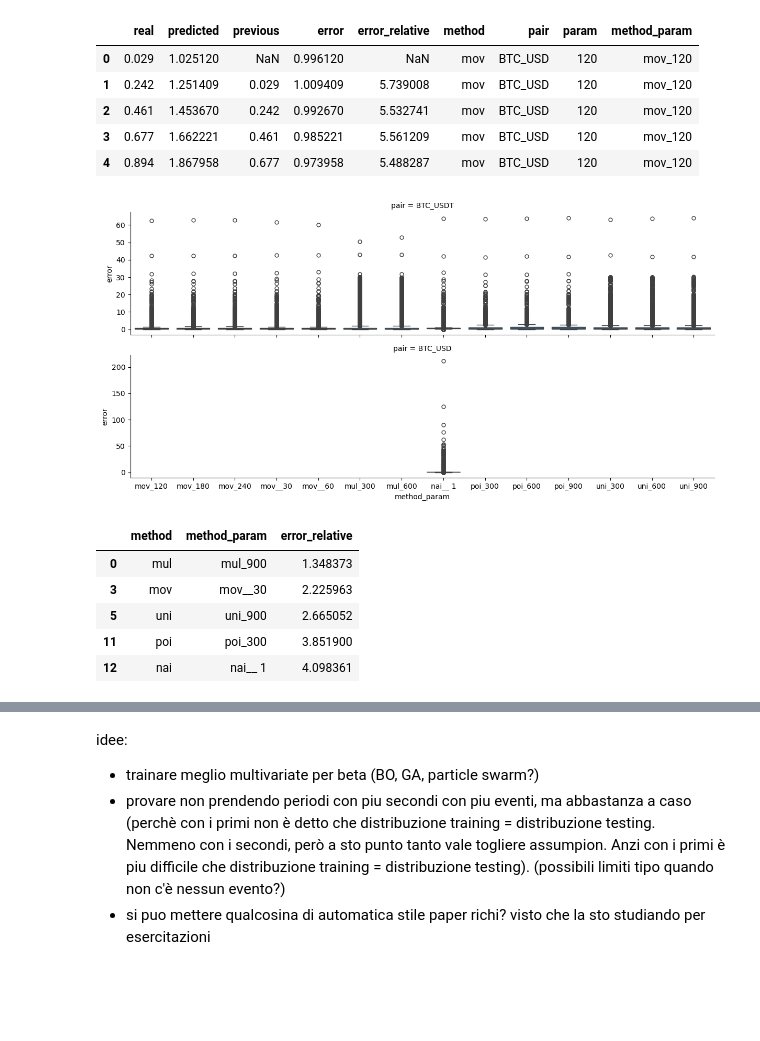
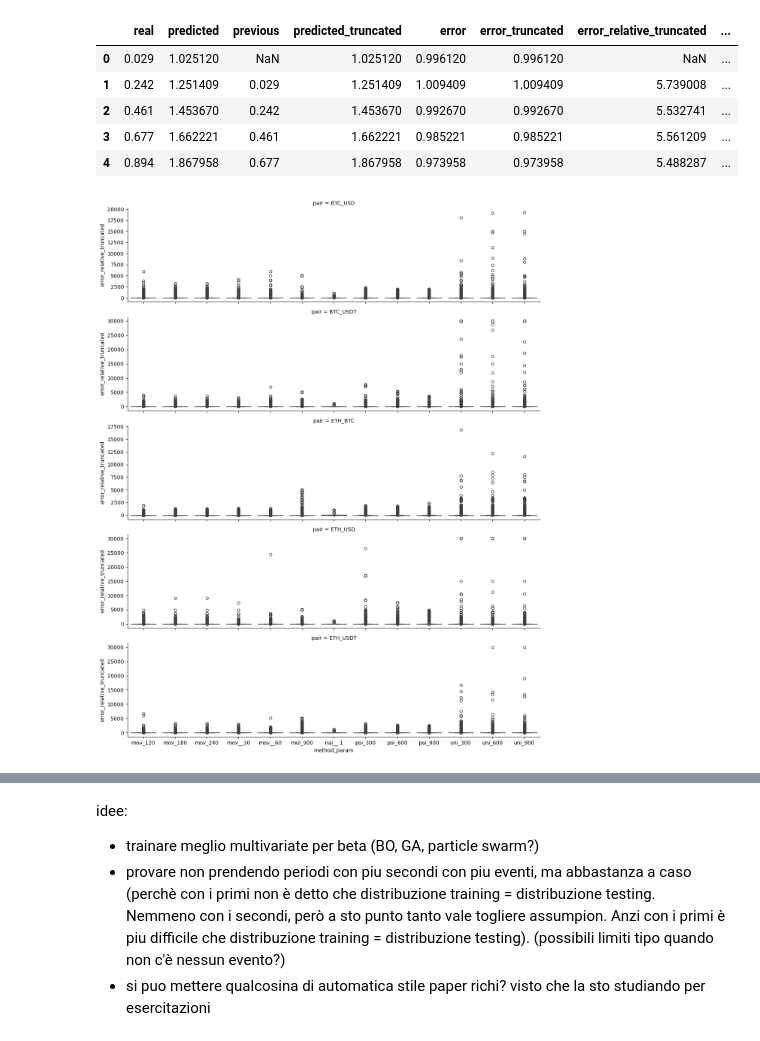
Before and after one commit to daxus4/multivariate_hawkes, a Jupyter notebook: notebook/n20241124_check_accuracy.ipynb, the cells around one changed output, grey strips where cells are left out. Drawn from its saved outputs; the diff is of its cells as text; code cells hidden in the pictures; blank space fills up the shorter version.

```diff
--- a/notebook/n20241124_check_accuracy.ipynb
+++ b/notebook/n20241124_check_accuracy.ipynb
@@ -21,12 +21,27 @@ for method_simulation_subdir in method_simulation_subdirs:
     for file in method_simulation_subdir.glob("orderbook_changes_*.tsv"):
         df = pd.read_csv(file, sep="\t")
         df["previous"] = df["real"].shift(1)
+        if params[0][0:3] == "mul":
+            df["predicted_truncated"] = df[["predicted", "previous"]].apply(
+                lambda x: (
+                    x["predicted"]
+                    if x["predicted"] < (x["previous"] + 5)
+                    else (x["previous"] + 5)
+                ),
+                axis=1,
+            )
+        else:
+            df["predicted_truncated"] = df["predicted"]
         dfs.append(df)
 
     df = pd.concat(dfs)
     df["error"] = (df["real"] - df["predicted"]).abs()
+    df["error_truncated"] = (df["real"] - df["predicted_truncated"]).abs()
     df["error_relative"] = (
         (df["predicted"] - df["previous"]) / (df["real"] - df["previous"])
+    ).abs()
+    df["error_relative_truncated"] = (
+        (df["predicted_truncated"] - df["previous"]) / (df["real"] - df["previous"])
     ).abs()
     df["method"] = params[0][0:3]
     df["pair"] = params[1]
@@ -39,9 +54,9 @@ df["method_param"] = df["method"] + "_" + df["param"]
 df = df.reset_index(drop=True)
 df.head()
 # %% [output]
-|  | real | predicted | previous | error | error_relative | method | pair | param | method_param |
-| 0 | 0.029 | 1.025120 | NaN | 0.996120 | NaN | mov | BTC_USD | 120 | mov_120 |
-| 1 | 0.242 | 1.251409 | 0.029 | 1.009409 | 5.739008 | mov | BTC_USD | 120 | mov_120 |
-| 2 | 0.461 | 1.453670 | 0.242 | 0.992670 | 5.532741 | mov | BTC_USD | 120 | mov_120 |
-| 3 | 0.677 | 1.662221 | 0.461 | 0.985221 | 5.561209 | mov | BTC_USD | 120 | mov_120 |
-| 4 | 0.894 | 1.867958 | 0.677 | 0.973958 | 5.488287 | mov | BTC_USD | 120 | mov_120 |
+|  | real | predicted | previous | predicted_truncated | error | error_truncated | error_relative_truncated | ... |
+| 0 | 0.029 | 1.025120 | NaN | 1.025120 | 0.996120 | 0.996120 | NaN | ... |
+| 1 | 0.242 | 1.251409 | 0.029 | 1.251409 | 1.009409 | 1.009409 | 5.739008 | ... |
+| 2 | 0.461 | 1.453670 | 0.242 | 1.453670 | 0.992670 | 0.992670 | 5.532741 | ... |
+| 3 | 0.677 | 1.662221 | 0.461 | 1.662221 | 0.985221 | 0.985221 | 5.561209 | ... |
+| 4 | 0.894 | 1.867958 | 0.677 | 1.867958 | 0.973958 | 0.973958 | 5.488287 | ... |
@@ -72,38 +89,33 @@ table_results.to_csv(
 # %%
 # Create a boxplot with 'method_param' on the x-axis, 'error' on the y-axis, and separate plots by 'pair'
 unique_methods = df["method_param"].unique()
 # colors = ['red'] * 5 + ['blue'] * 3 + ['pink'] + ['yellow'] * 3 + ['green'] * 3
 
 # palette = dict(zip(unique_methods, colors))
 sns.catplot(
     x="method_param",
-    y="error",
+    y="error_relative_truncated",
     row="pair",
     data=df,
     kind="box",
     height=3,
     aspect=4,
     sharey=False,  # palette=palette
 )
 
 # Show the plot
 plt.show()
 # %% [output]
-[figure, old version]
+[figure, new version]
 # %%
-(df_pair[["method", "error_relative", "method_param"]]
-.groupby(["method", "method_param"])
-.median()
-.sort_values("error_relative")
-.reset_index()
-.drop_duplicates("method", keep="first"))
+(
+    df_pair[["method", "error_relative_truncated", "method_param"]]
+    .groupby(["method", "method_param"])
+    .median()
+    .sort_values("error_relative")
+    .reset_index()
+    .drop_duplicates("method", keep="first")
+)
-# %% [output]
-|  | method | method_param | error_relative |
-| 0 | mul | mul_900 | 1.348373 |
-| 3 | mov | mov__30 | 2.225963 |
-| 5 | uni | uni_900 | 2.665052 |
-| 11 | poi | poi_300 | 3.851900 |
-| 12 | nai | nai__ 1 | 4.098361 |
 # %%
 # Create a boxplot with 'method_param' on the x-axis, 'error' on the y-axis, and separate plots by 'pair'
 
```
Also changed, not shown: parts of 4 cells of this notebook, 17 other files.
